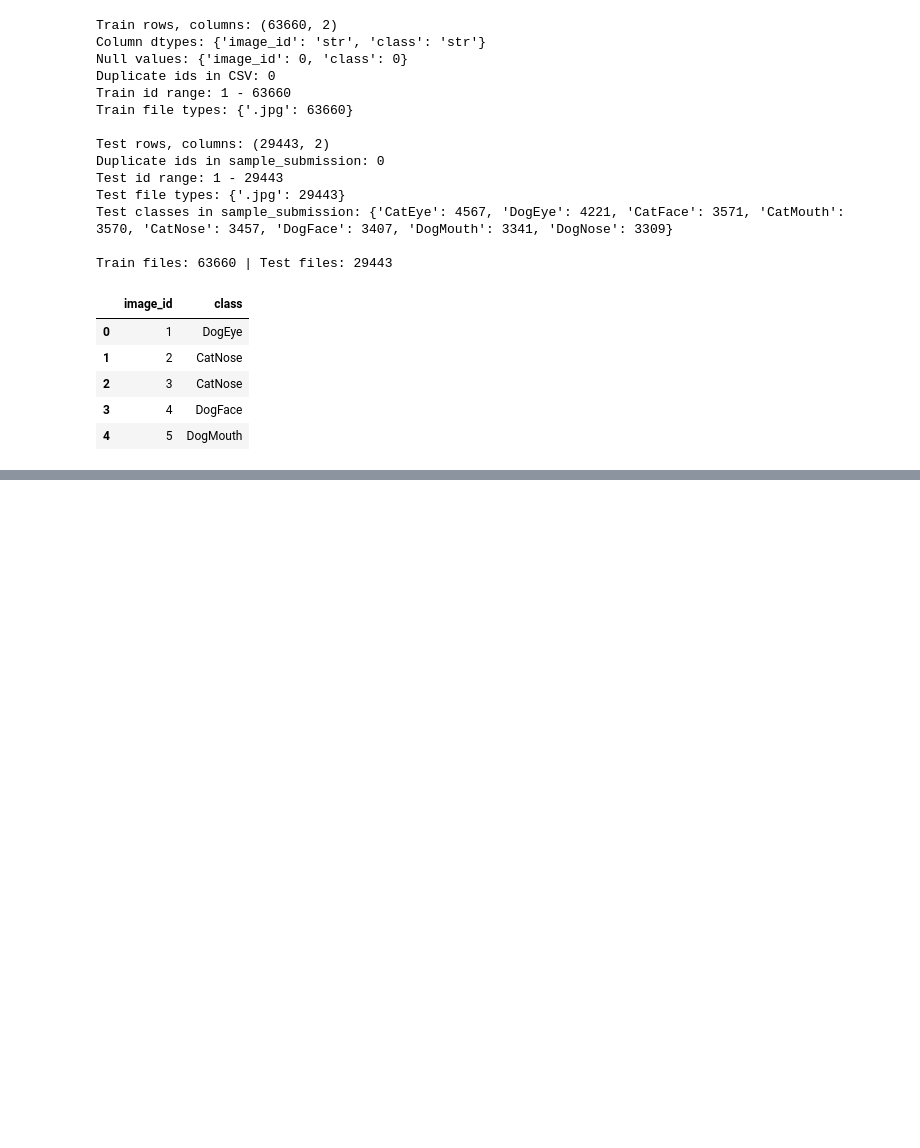
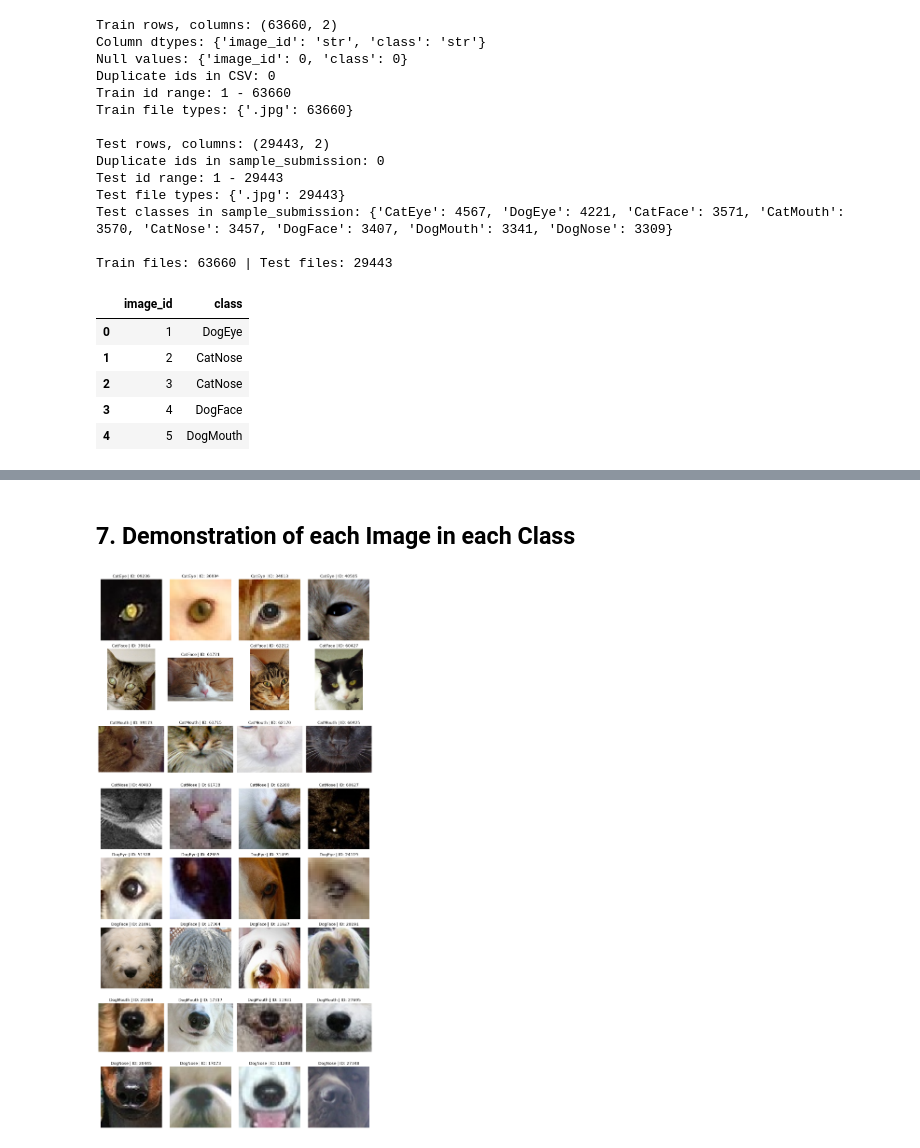
Before and after one commit to ShawnLeeyz/KaggleCompetitionENGE707, a Jupyter notebook: Task1_Data_Exploration.ipynb, the cells around one changed output, grey strips where cells are left out. Saved outputs shown, nothing was run; the diff lists cells and outputs as text; code cells hidden in the pictures; blank space fills up the shorter version.

Commit message:
Inspect the dataset, performing duplication checks, corruption, visual checks, as well as preprocessing how I would be using the different subsets and Kaggle submissions.

```diff
--- a/Task1_Data_Exploration.ipynb
+++ b/Task1_Data_Exploration.ipynb
@@ -135,0 +155,25 @@ Train files: 63660 | Test files: 29443
+# %% [markdown]
+## 7. Demonstration of each Image in each Class
+# %%
+# Show four different training images from each class
+N_IMAGES = 4
+fig, axes = plt.subplots(
+    len(CLASSES), N_IMAGES,
+    figsize=(12, 3 * len(CLASSES)), squeeze=False
+)
+
+for row, class_name in enumerate(CLASSES):
+    samples = train_df[train_df["class"] == class_name].sample(
+        n=N_IMAGES, random_state=SEED
+    )
+    for col, (_, sample) in enumerate(samples.iterrows()):
+        ax = axes[row, col]
+        with Image.open(sample["path"]) as image:
+            ax.imshow(image.convert("RGB"))
+        ax.set_title(f"{class_name} | ID: {sample['image_id']}")
+        ax.axis("off")
+
+plt.tight_layout()
+plt.show()
+# %% [output]
+[figure, added]
```
Also changed, not shown: parts of 8 cells of this notebook, 1 other file.
